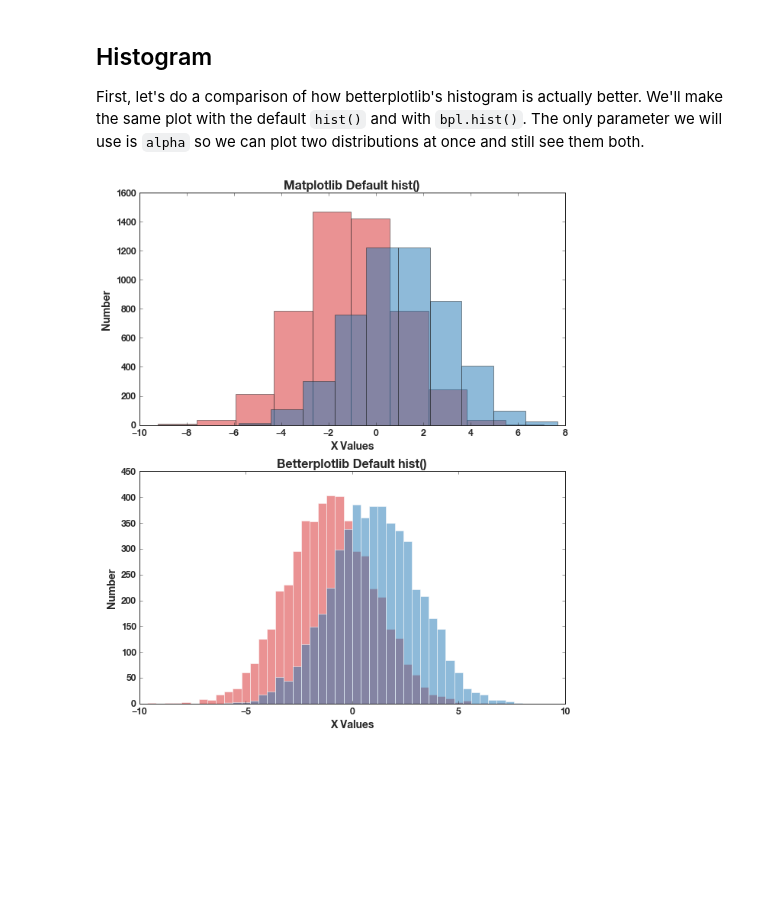
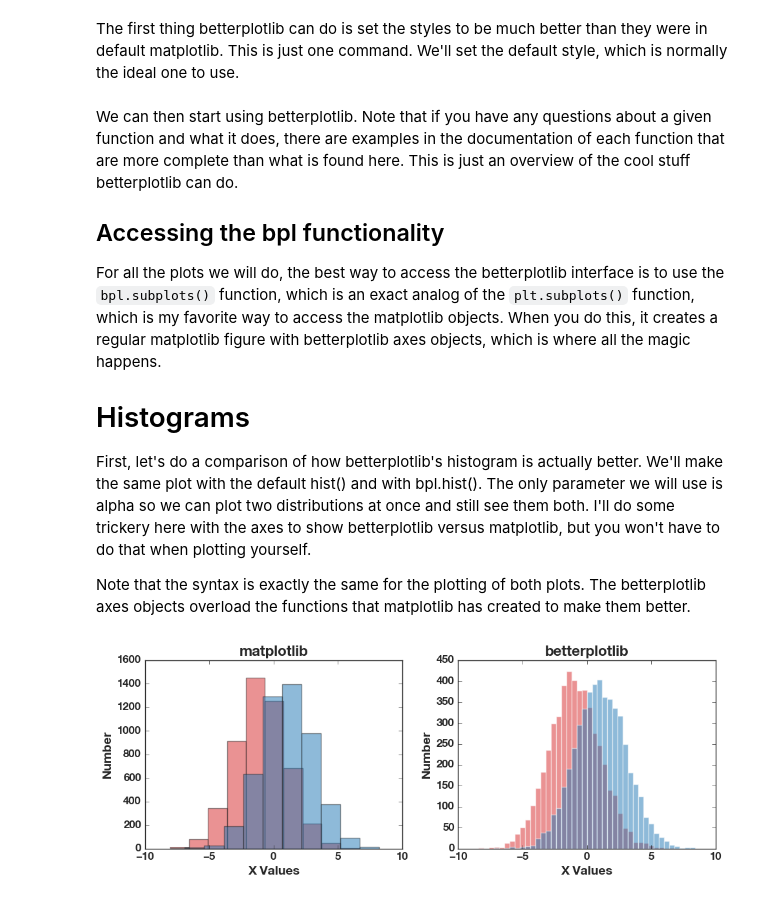
Before and after one commit to gillenbrown/betterplotlib, a Jupyter notebook: docs/examples.ipynb, the cells around one changed output. Drawn from its saved outputs; the diff is of its cells as text; code cells hidden in the pictures; blank space fills up the shorter version.

```diff
--- a/docs/examples.ipynb
+++ b/docs/examples.ipynb
@@ -14,4 +10,2 @@ bpl.default_style()
-# %% [markdown]
-## Histogram
-
-First, let's do a comparison of how betterplotlib's histogram is actually better. We'll make the same plot with the default `hist()` and with `bpl.hist()`. The only parameter we will use is `alpha` so we can plot two distributions at once and still see them both.
+# %% [markdown]
+The first thing betterplotlib can do is set the styles to be much better than they were in default matplotlib. This is just one command. We'll set the default style, which is normally the ideal one to use.
@@ -18,21 +14,35 @@ First, let's do a comparison of how betterplotlib's histogram is actually better
+# %% [markdown]
+We can then start using betterplotlib. Note that if you have any questions about a given function and what it does, there are examples in the documentation of each function that are more complete than what is found here. This is just an overview of the cool stuff betterplotlib can do.
+
+## Accessing the bpl functionality
+
+For all the plots we will do, the best way to access the betterplotlib interface is to use the `bpl.subplots()` function, which is an exact analog of the `plt.subplots()` function, which is my favorite way to access the matplotlib objects. When you do this, it creates a regular matplotlib figure with betterplotlib axes objects, which is where all the magic happens.
+
+# Histograms
+
+First, let's do a comparison of how betterplotlib's histogram is actually better. We'll make the same plot with the default hist() and with bpl.hist(). The only parameter we will use is alpha so we can plot two distributions at once and still see them both. I'll do some trickery here with the axes to show betterplotlib versus matplotlib, but you won't have to do that when plotting yourself.
+
+Note that the syntax is exactly the same for the plotting of both plots. The betterplotlib axes objects overload the functions that matplotlib has created to make them better.
 # %%
 x1 = np.random.normal(-1, 2, 5000)
 x2 = np.random.normal(1, 2, 5000)
 # %%
-fig, [ax1, ax2] = plt.subplots(figsize=[10, 12], nrows=2)
+fig = plt.figure(figsize=[10, 4], tight_layout=True)
+ax1 = fig.add_subplot(1, 2, 1)
+ax2 = fig.add_subplot(1, 2, 2, projection="bpl")
 
 # matplotlib plot
 ax1.hist(x1, alpha=0.5)
 ax1.hist(x2, alpha=0.5)
 ax1.set_xlabel("X Values")
 ax1.set_ylabel("Number")
-ax1.set_title("Matplotlib Default hist()")
+ax1.set_title("matplotlib")
 
 # betterplotlib plot
-bpl.hist(x1, alpha=0.5, ax=ax2)
-bpl.hist(x2, alpha=0.5, ax=ax2)
-bpl.add_labels("X Values", "Number", "Betterplotlib Default hist()")
+ax2.hist(x1, alpha=0.5)
+ax2.hist(x2, alpha=0.5)
+ax2.add_labels("X Values", "Number", "betterplotlib")
 # %% [output]
-[figure, old version]
+[figure, new version]
 # %% [markdown]
 Some things to note: The bin size is chosen much better in the betterplotlib plot. The bins line up with each other, too. This doesn't always happen in betterplotlib without user intervention, but sometimes does. The white outline on the bars looks nicer than the black. Also note that the color cycle is changed, as well as the font. This is the same for both plots, since it was done by the `bpl.default_style()` function above. The matplotlib plot would look even worse without it. Also note how much less work it is to set the axes labels with betterplotlib.
```
Also changed, not shown: parts of 19 cells of this notebook, 33 other files.
